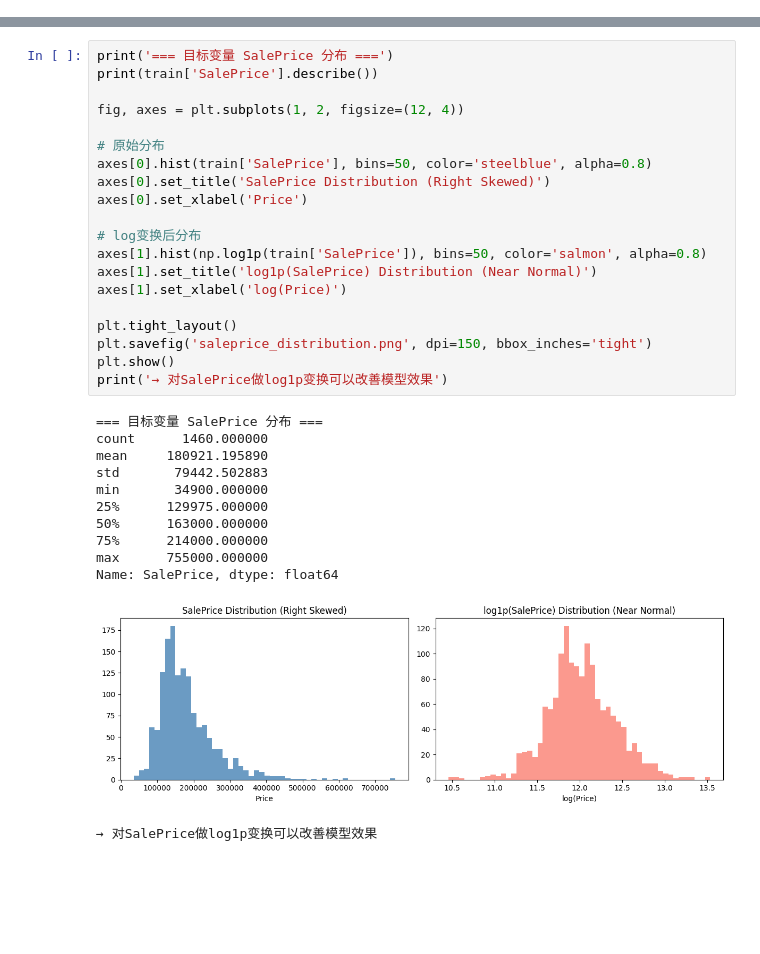
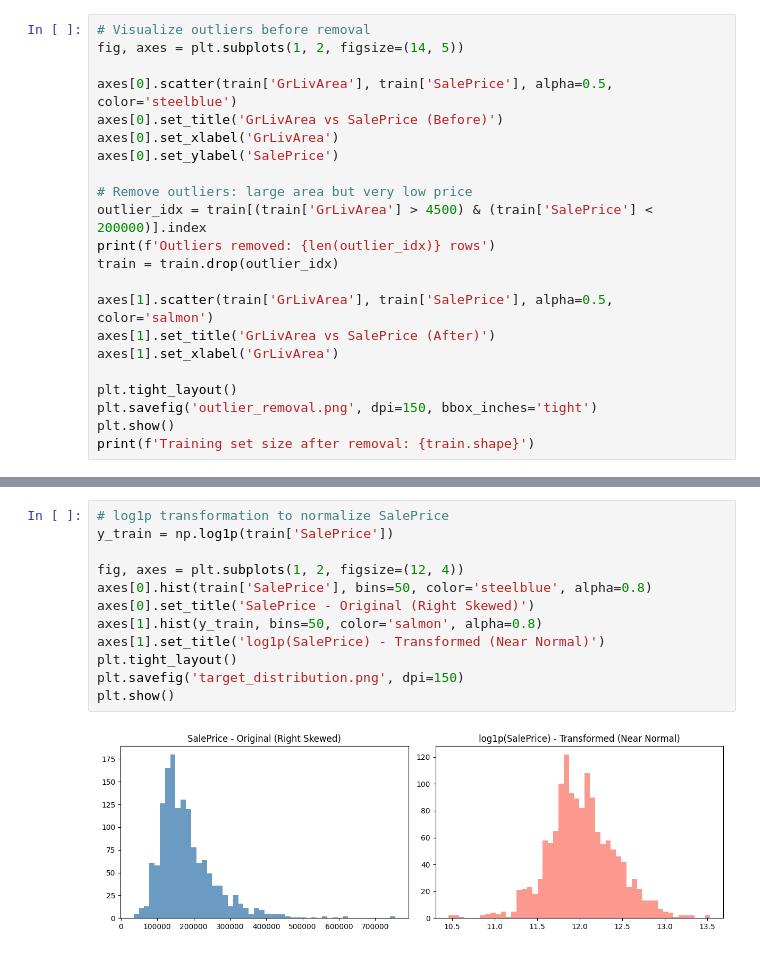
Before and after one commit to koishi-czhua/kaggle, a Jupyter notebook: notebook0cc61a706b.ipynb, the cells around one changed output, grey strips where cells are left out. Cells and saved outputs as stored; diff of their text form; blank space fills up the shorter version.

```diff
--- a/notebook0cc61a706b.ipynb
+++ b/notebook0cc61a706b.ipynb
@@ -37,3 +41,25 @@ train.head()
 | 3 | 4 | 70 | RL | 60.0 | 9550 | Pave | NaN | IR1 | Lvl | ... |
 | 4 | 5 | 60 | RL | 84.0 | 14260 | Pave | NaN | IR1 | Lvl | ... |
 5 rows × 81 columns
+# %%
+# Visualize outliers before removal
+fig, axes = plt.subplots(1, 2, figsize=(14, 5))
+
+axes[0].scatter(train['GrLivArea'], train['SalePrice'], alpha=0.5, color='steelblue')
+axes[0].set_title('GrLivArea vs SalePrice (Before)')
+axes[0].set_xlabel('GrLivArea')
+axes[0].set_ylabel('SalePrice')
+
+# Remove outliers: large area but very low price
+outlier_idx = train[(train['GrLivArea'] > 4500) & (train['SalePrice'] < 200000)].index
+print(f'Outliers removed: {len(outlier_idx)} rows')
+train = train.drop(outlier_idx)
+
+axes[1].scatter(train['GrLivArea'], train['SalePrice'], alpha=0.5, color='salmon')
+axes[1].set_title('GrLivArea vs SalePrice (After)')
+axes[1].set_xlabel('GrLivArea')
+
+plt.tight_layout()
+plt.savefig('outlier_removal.png', dpi=150, bbox_inches='tight')
+plt.show()
+print(f'Training set size after removal: {train.shape}')
@@ -40,33 +70,14 @@ train.head()
 # %%
-print('=== 目标变量 SalePrice 分布 ===')
-print(train['SalePrice'].describe())
+# log1p transformation to normalize SalePrice
+y_train = np.log1p(train['SalePrice'])
 
 fig, axes = plt.subplots(1, 2, figsize=(12, 4))
-
-# 原始分布
 axes[0].hist(train['SalePrice'], bins=50, color='steelblue', alpha=0.8)
-axes[0].set_title('SalePrice Distribution (Right Skewed)')
-axes[0].set_xlabel('Price')
-
-# log变换后分布
-axes[1].hist(np.log1p(train['SalePrice']), bins=50, color='salmon', alpha=0.8)
-axes[1].set_title('log1p(SalePrice) Distribution (Near Normal)')
-axes[1].set_xlabel('log(Price)')
-
+axes[0].set_title('SalePrice - Original (Right Skewed)')
+axes[1].hist(y_train, bins=50, color='salmon', alpha=0.8)
+axes[1].set_title('log1p(SalePrice) - Transformed (Near Normal)')
 plt.tight_layout()
-plt.savefig('saleprice_distribution.png', dpi=150, bbox_inches='tight')
+plt.savefig('target_distribution.png', dpi=150)
 plt.show()
-print('→ 对SalePrice做log1p变换可以改善模型效果')
 # %% [output]
-=== 目标变量 SalePrice 分布 ===
-count      1460.000000
-mean     180921.195890
-std       79442.502883
-min       34900.000000
-25%      129975.000000
-50%      163000.000000
-75%      214000.000000
-max      755000.000000
-Name: SalePrice, dtype: float64
-[figure, old version]
+[figure, new version]
-→ 对SalePrice做log1p变换可以改善模型效果
```
Also changed, not shown: parts of 15 cells of this notebook.
